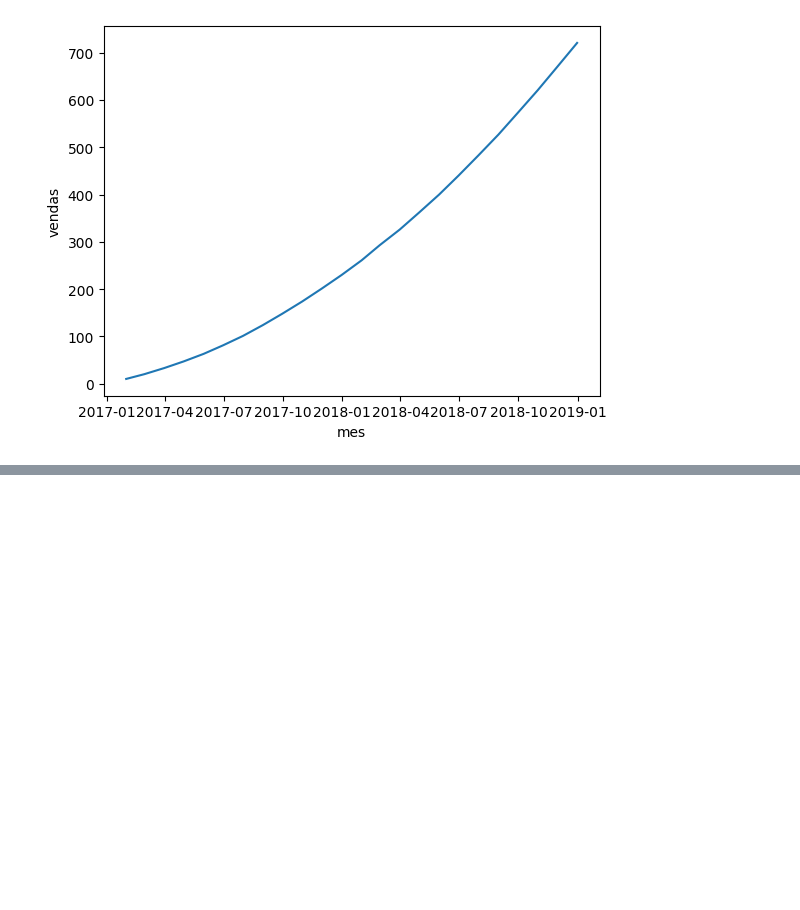
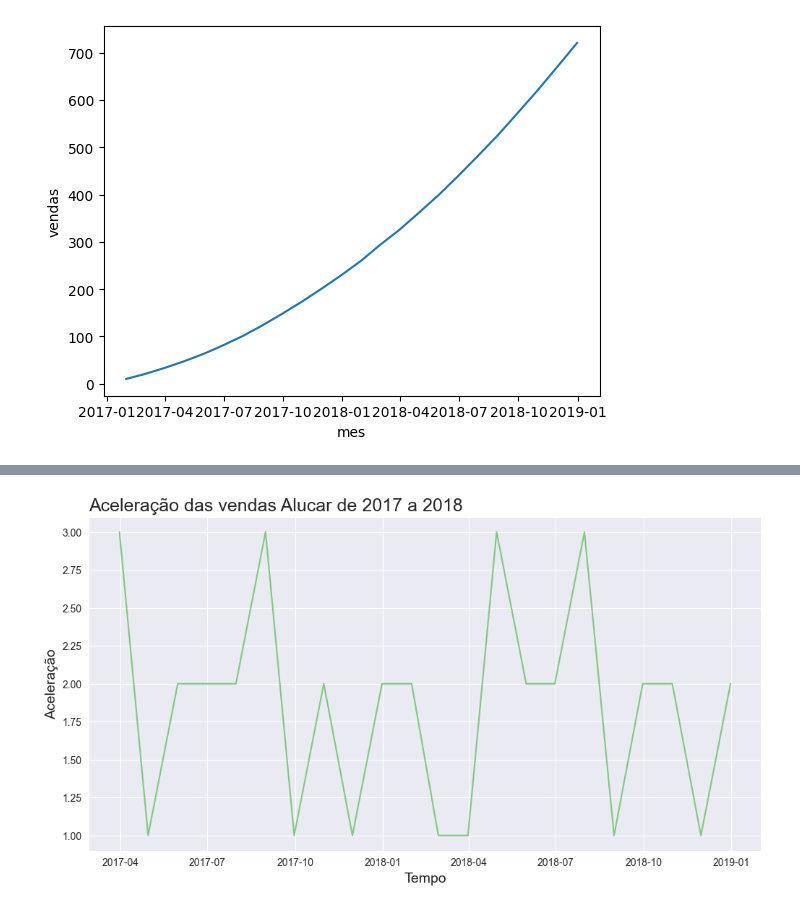
Before and after one commit to bdpcampos/datascience, a Jupyter notebook: Cursos Data Science/7 - Data Science - analise de series temporais/notebook_do_curso_Time_Series.ipynb, the cells around one changed output, grey strips where cells are left out. Cells and saved outputs as stored; diff of their text form; code cells hidden in the pictures; blank space fills up the shorter version.

```diff
--- a/Cursos Data Science/7 - Data Science - analise de series temporais/notebook_do_curso_Time_Series.ipynb
+++ b/Cursos Data Science/7 - Data Science - analise de series temporais/notebook_do_curso_Time_Series.ipynb
@@ -89,0 +196,3 @@ sns.lineplot(
+# %%
+dados_alucar['aceleracao'] = dados_alucar['aumento'].diff()
+dados_alucar
@@ -89,0 +217,9 @@ sns.lineplot(
+# %%
+plotar(x='mes',
+       y='aceleracao',
+       dataset=dados_alucar,
+        titulo='Aceleração das vendas Alucar de 2017 a 2018',
+        labelx='Tempo',
+        labely='Aceleração')
+# %% [output]
+[figure, added]
```
Also changed, not shown: parts of 17 cells of this notebook.
